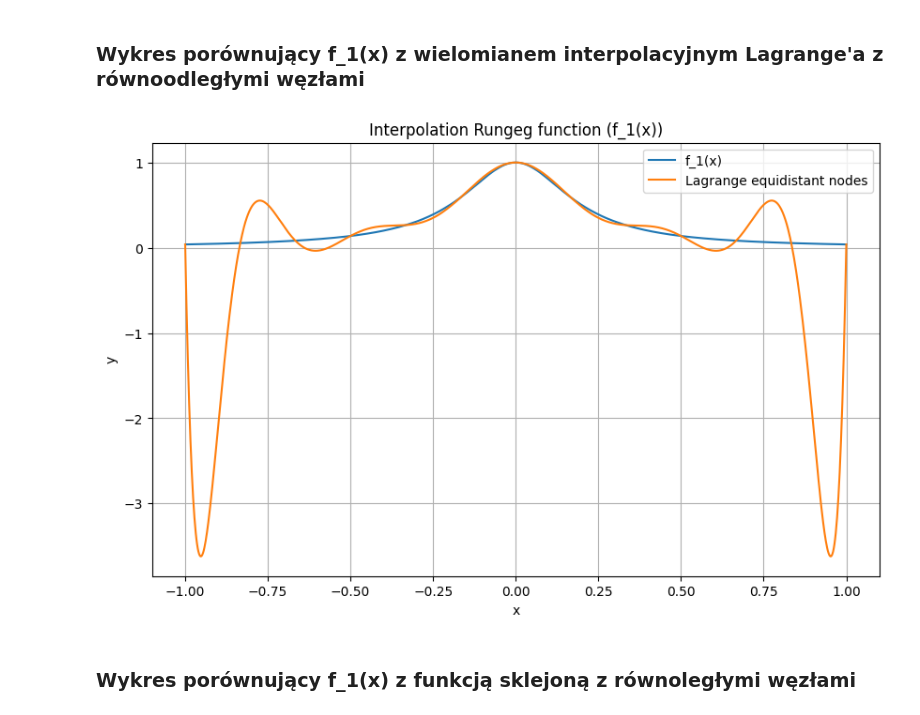
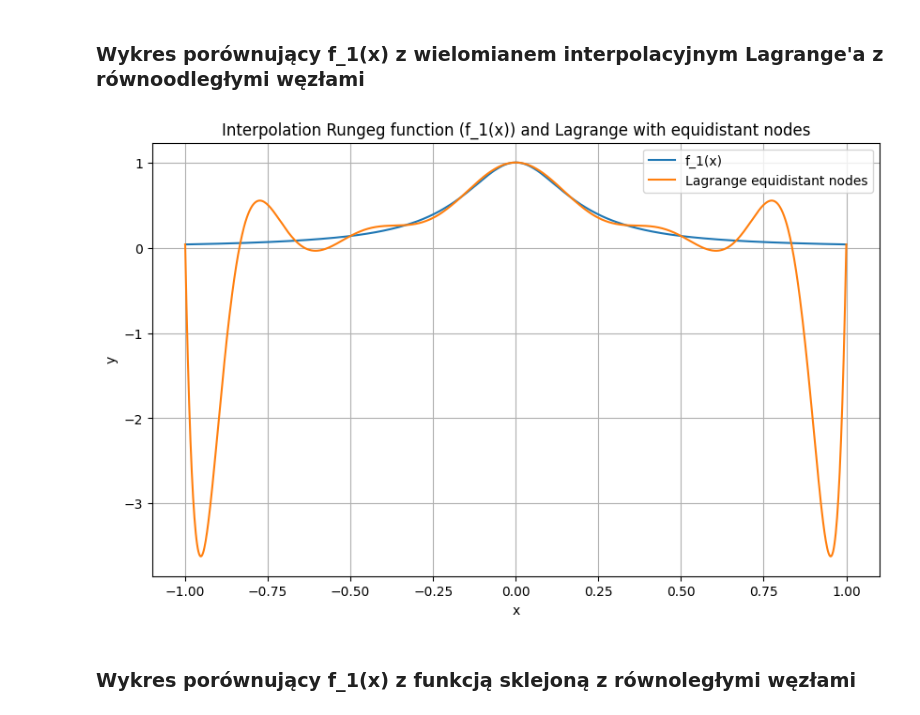
Before and after one commit to arturgesiarz/CalculationTechMethods-Course, a Jupyter notebook: lab04/ex1.ipynb, the cells around one changed output. Cells and saved outputs as stored; diff of their text form; code cells hidden in the pictures.

```diff
--- a/lab04/ex1.ipynb
+++ b/lab04/ex1.ipynb
@@ -101,15 +101,15 @@ plt.show()
 # %%
 plt.figure(figsize=(10,6))
 plt.plot(x_dense, y_dense, label='f_1(x)')
 plt.plot(x_dense, y_interpolated_equidistant, label="Lagrange equidistant nodes")
 plt.xlabel('x')
 plt.ylabel('y')
-plt.title('Interpolation Rungeg function (f_1(x))')
+plt.title('Interpolation Rungeg function (f_1(x)) and Lagrange with equidistant nodes')
 plt.legend()
 plt.grid(True)
 plt.show()
 # %% [output]
-[figure, old version]
+[figure, new version]
 # %% [markdown]
 ### Wykres porównujący f_1(x) z funkcją sklejoną z równoległymi węzłami
 # %%
```
Also changed, not shown: parts of 4 cells of this notebook, 6 other files.
